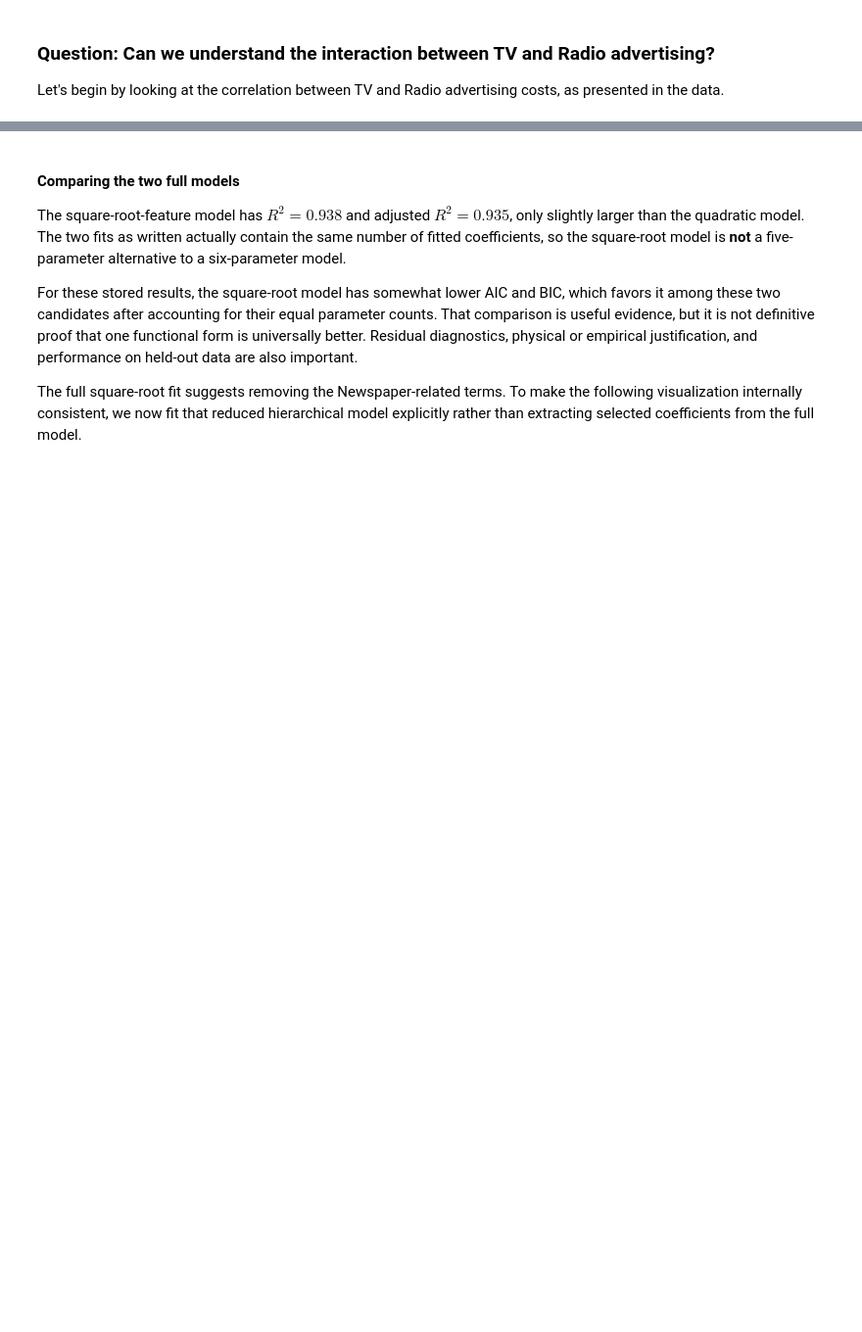
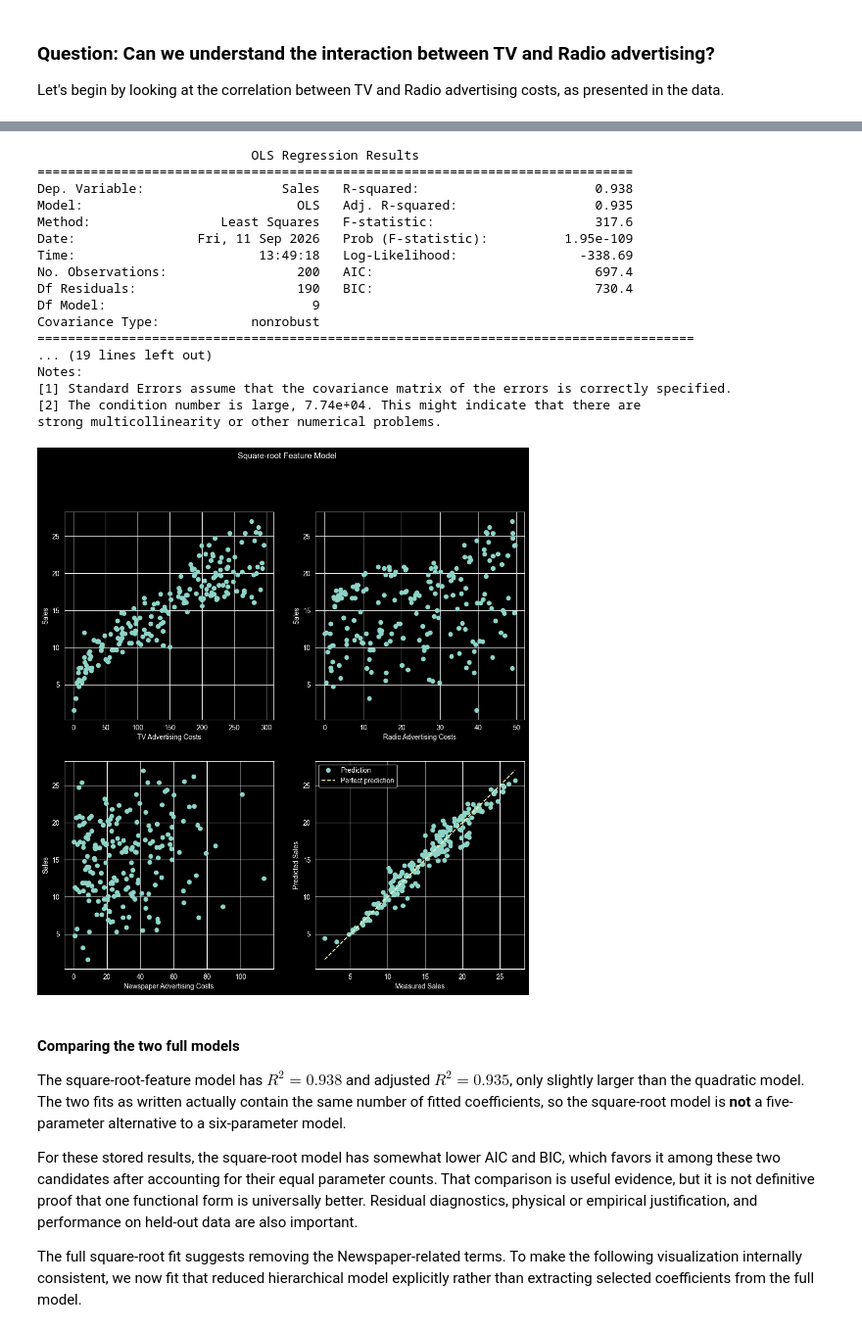
Before and after one commit to brash99/phys441, a Jupyter notebook: JupyterNotebooks/Week3/linear_regression_complete.ipynb, the cells around one changed output, grey strips where cells are left out. Shown at 98% size. Saved outputs shown, nothing was run; the diff lists cells and outputs as text; code cells hidden in the pictures; blank space fills up the shorter version.

```diff
--- a/JupyterNotebooks/Week3/linear_regression_complete.ipynb
+++ b/JupyterNotebooks/Week3/linear_regression_complete.ipynb
@@ -97,32 +141,50 @@ ax[2].set_ylabel('Newspaper Advertising Costs')
 # %%
 fig, ax = plt.subplots(2, 2, figsize=(12, 12))
 fig.suptitle('Square-root Feature Model')
 ax[0][0].plot(advert['TV'], advert['Sales'], 'o')
 ax[0][0].set_xlabel('TV Advertising Costs')
 ax[0][0].set_ylabel('Sales')
 ax[0][1].plot(advert['Radio'], advert['Sales'], 'o')
 ax[0][1].set_xlabel('Radio Advertising Costs')
 ax[0][1].set_ylabel('Sales')
 ax[1][0].plot(advert['Newspaper'], advert['Sales'], 'o')
 ax[1][0].set_xlabel('Newspaper Advertising Costs')
 ax[1][0].set_ylabel('Sales')
 
 sqrt_formula = ('Sales ~ TV + Radio + Newspaper + np.sqrt(TV) + np.sqrt(Radio) + '
                 'np.sqrt(Newspaper) + TV:Radio + TV:Newspaper + Radio:Newspaper')
 model_sqrt_full = smf.ols(sqrt_formula, data=advert).fit()
 
 advert['Sales_Sqrt_Full'] = model_sqrt_full.predict()
 advert['Sqrt_Full_Residual'] = advert['Sales'] - advert['Sales_Sqrt_Full']
 
 ax[1][1].plot(advert['Sales'], advert['Sales_Sqrt_Full'], 'o', label='Prediction')
 limits = [advert['Sales'].min(), advert['Sales'].max()]
 ax[1][1].plot(limits, limits, '--', label='Perfect prediction')
 ax[1][1].set_xlabel('Measured Sales')
 ax[1][1].set_ylabel('Predicted Sales')
 ax[1][1].legend()
 
 print(model_sqrt_full.summary())
-fig
+# %% [output]
+                            OLS Regression Results
+==============================================================================
+Dep. Variable:                  Sales   R-squared:                       0.938
+Model:                            OLS   Adj. R-squared:                  0.935
+Method:                 Least Squares   F-statistic:                     317.6
+Date:                Fri, 11 Sep 2026   Prob (F-statistic):          1.95e-109
+Time:                        13:49:18   Log-Likelihood:                -338.69
+No. Observations:                 200   AIC:                             697.4
+Df Residuals:                     190   BIC:                             730.4
+Df Model:                           9
+Covariance Type:            nonrobust
+======================================================================================
+... (19 lines left out)
+Notes:
+[1] Standard Errors assume that the covariance matrix of the errors is correctly specified.
+[2] The condition number is large, 7.74e+04. This might indicate that there are
+strong multicollinearity or other numerical problems.
+[figure, added]
 # %%
 fig, ax = plt.subplots(1, 1, figsize=(8, 8))
 
```
Also changed, not shown: parts of 7 cells of this notebook, 3 other files.
